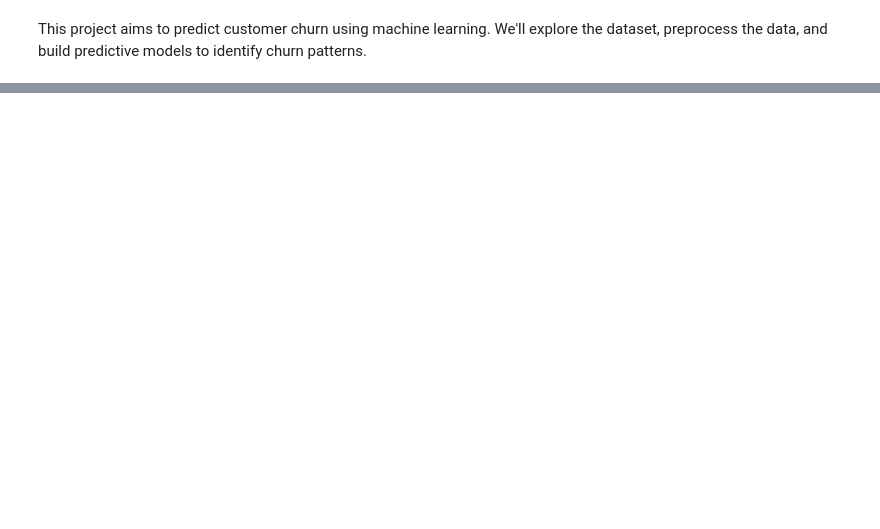
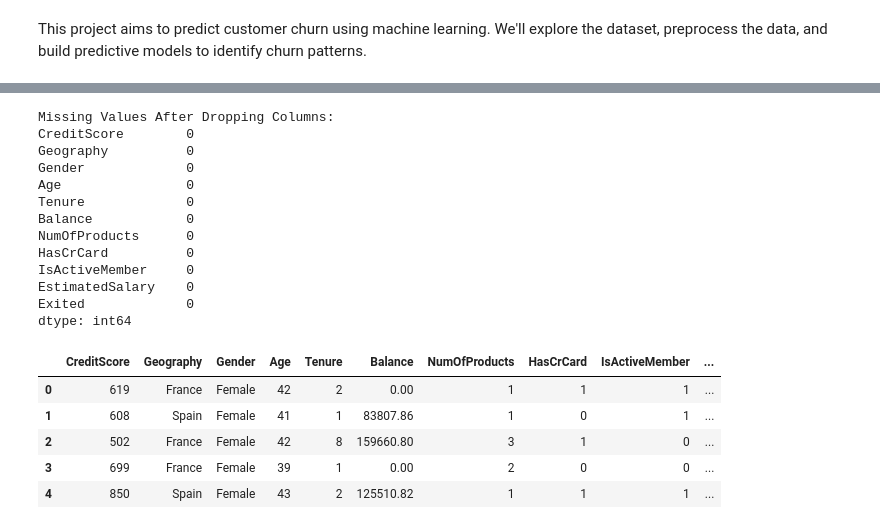
Before and after one commit to ayobamiiiii/data-science-portfolio, a Jupyter notebook: Customer_Churn_Analysis/customer churn.ipynb, the cells around one changed output, grey strips where cells are left out. Saved outputs shown, nothing was run; the diff lists cells and outputs as text; code cells hidden in the pictures; blank space fills up the shorter version.

```diff
--- a/Customer_Churn_Analysis/customer churn.ipynb
+++ b/Customer_Churn_Analysis/customer churn.ipynb
@@ -27,0 +34,30 @@ FileNotFoundError: [Errno 2] No such file or directory: 'Churn_Modelling.csv'
+# %%
+# Drop irrelevant columns
+data_cleaned = data.drop(columns=["RowNumber", "CustomerId", "Surname"])
+
+# Check for missing values
+print("Missing Values After Dropping Columns:")
+print(data_cleaned.isnull().sum())
+
+# Display the first few rows of the cleaned dataset
+data_cleaned.head()
+# %% [output]
+Missing Values After Dropping Columns:
+CreditScore        0
+Geography          0
+Gender             0
+Age                0
+Tenure             0
+Balance            0
+NumOfProducts      0
+HasCrCard          0
+IsActiveMember     0
+EstimatedSalary    0
+Exited             0
+dtype: int64
+|  | CreditScore | Geography | Gender | Age | Tenure | Balance | NumOfProducts | HasCrCard | IsActiveMember | ... |
+| 0 | 619 | France | Female | 42 | 2 | 0.00 | 1 | 1 | 1 | ... |
+| 1 | 608 | Spain | Female | 41 | 1 | 83807.86 | 1 | 0 | 1 | ... |
+| 2 | 502 | France | Female | 42 | 8 | 159660.80 | 3 | 1 | 0 | ... |
+| 3 | 699 | France | Female | 39 | 1 | 0.00 | 2 | 0 | 0 | ... |
+| 4 | 850 | Spain | Female | 43 | 2 | 125510.82 | 1 | 1 | 1 | ... |
```
Also changed, not shown: parts of 45 cells of this notebook.
